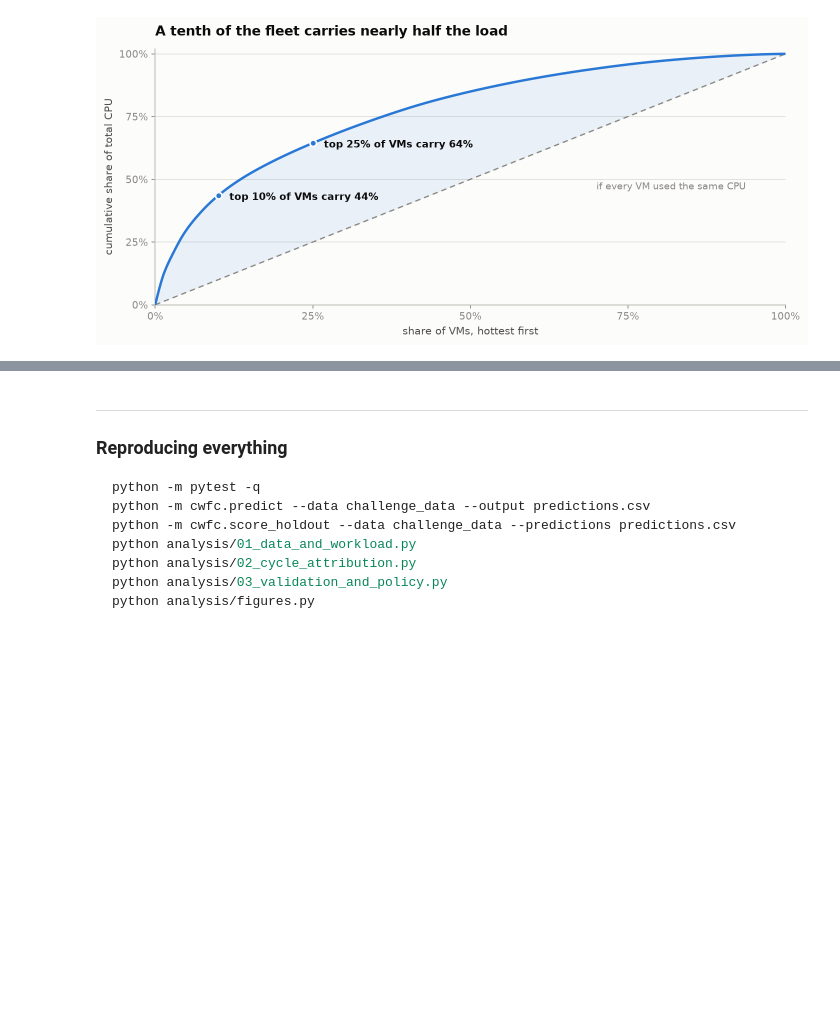
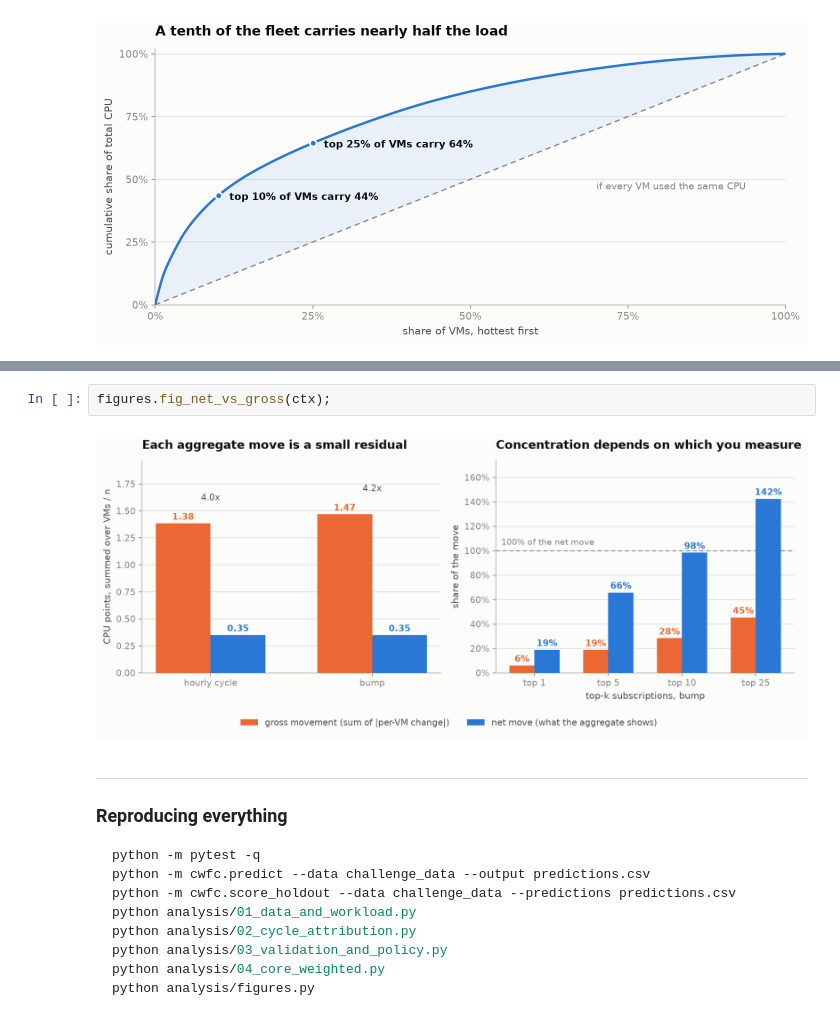
Before and after one commit to an162/cloud-workload-forecasting, a Jupyter notebook: notebooks/workload_analysis.ipynb, the cells around one changed output, grey strips where cells are left out. Saved outputs shown, nothing was run; the diff lists cells and outputs as text; blank space fills up the shorter version.

````diff
--- a/notebooks/workload_analysis.ipynb
+++ b/notebooks/workload_analysis.ipynb
@@ -79,3 +86,7 @@ figures.fig_concentration(ctx);
+# %%
+figures.fig_net_vs_gross(ctx);
+# %% [output]
+[figure, added]
 # %% [markdown]
 ---
 
@@ -88,5 +99,6 @@ python -m cwfc.score_holdout --data challenge_data --predictions predictions.csv
 python analysis/01_data_and_workload.py
 python analysis/02_cycle_attribution.py
 python analysis/03_validation_and_policy.py
+python analysis/04_core_weighted.py
 python analysis/figures.py
 ```
````
Also changed, not shown: parts of 1 cell of this notebook, 9 other files.
